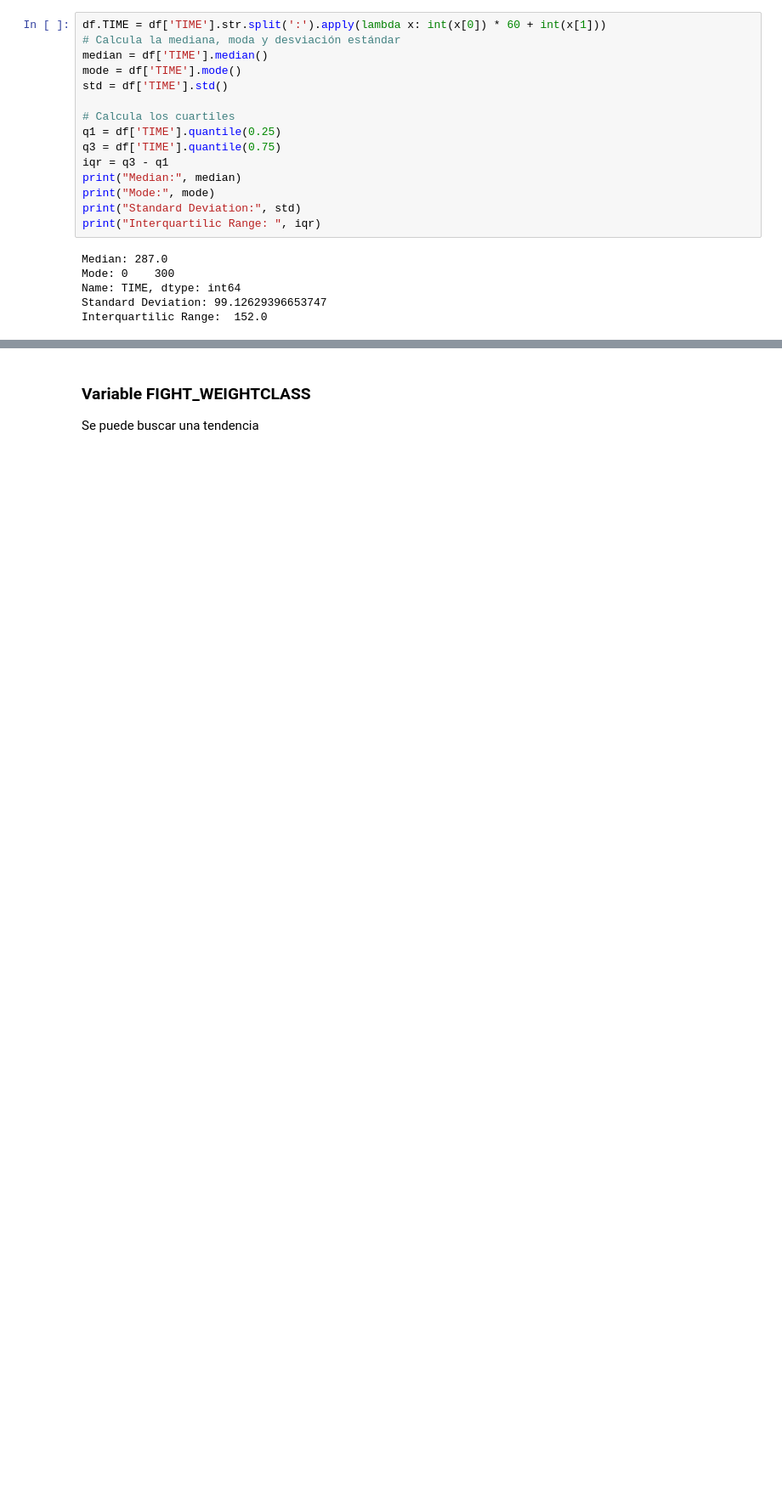
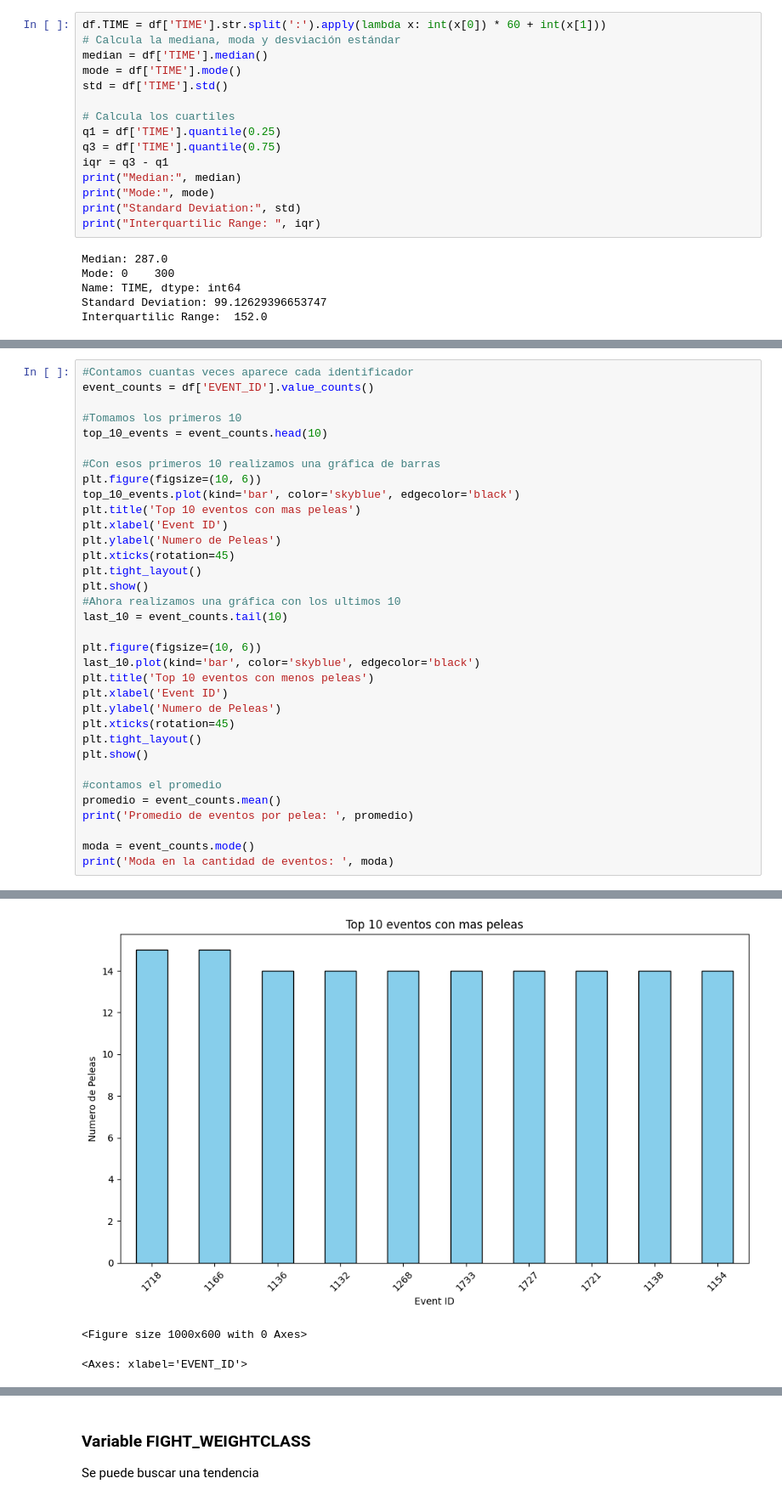
Before and after one commit to YaotecatlMtz/analisisUFC, a Jupyter notebook: primeraEntregaProyecto.ipynb, the cells around one changed output, grey strips where cells are left out. Shown: that part at 85% size. Cells and saved outputs as stored; diff of their text form; blank space fills up the shorter version.

```diff
--- a/primeraEntregaProyecto.ipynb
+++ b/primeraEntregaProyecto.ipynb
@@ -410,0 +300,35 @@ En caso de encontrar varias repetidas se puede concluir o fomentar una rivalidad
+# %%
+#Contamos cuantas veces aparece cada identificador
+event_counts = df['EVENT_ID'].value_counts()
+
+#Tomamos los primeros 10
+top_10_events = event_counts.head(10)
+
+#Con esos primeros 10 realizamos una gráfica de barras
+plt.figure(figsize=(10, 6))
+top_10_events.plot(kind='bar', color='skyblue', edgecolor='black')
+plt.title('Top 10 eventos con mas peleas')
+plt.xlabel('Event ID')
+plt.ylabel('Numero de Peleas')
+plt.xticks(rotation=45)
+plt.tight_layout()
+plt.show()
+#Ahora realizamos una gráfica con los ultimos 10
+last_10 = event_counts.tail(10)
+
+plt.figure(figsize=(10, 6))
+last_10.plot(kind='bar', color='skyblue', edgecolor='black')
+plt.title('Top 10 eventos con menos peleas')
+plt.xlabel('Event ID')
+plt.ylabel('Numero de Peleas')
+plt.xticks(rotation=45)
+plt.tight_layout()
+plt.show()
+
+#contamos el promedio
+promedio = event_counts.mean()
+print('Promedio de eventos por pelea: ', promedio)
+
+moda = event_counts.mode()
+print('Moda en la cantidad de eventos: ', moda)
+# %% [output]
@@ -410,0 +351,3 @@ En caso de encontrar varias repetidas se puede concluir o fomentar una rivalidad
+[figure, added]
+<Figure size 1000x600 with 0 Axes>
+<Axes: xlabel='EVENT_ID'>
```
Also changed, not shown: parts of 22 cells of this notebook.
